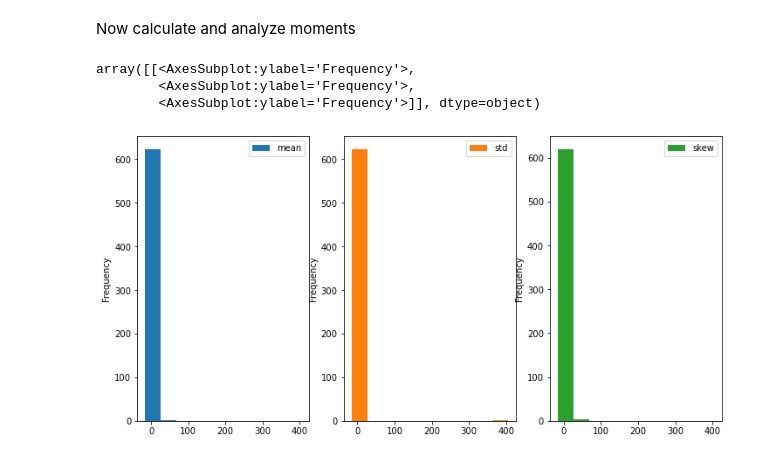
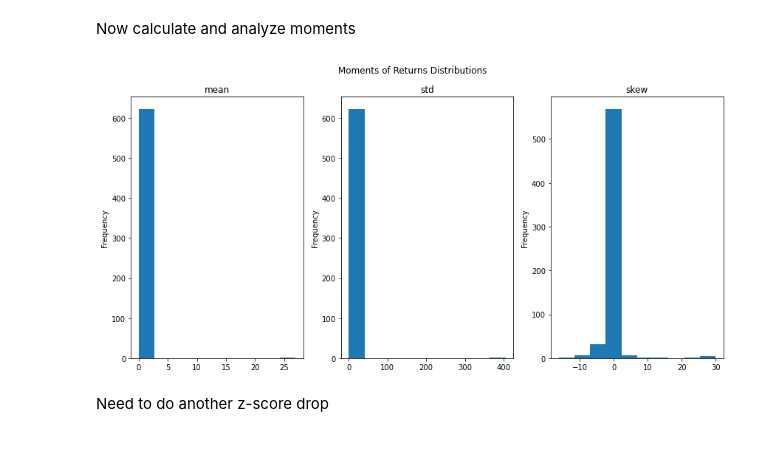
Before and after one commit to diegodalvarez/SkewDrawdown, a Jupyter notebook: KnowYourSkew.ipynb, the cells around one changed output. Saved outputs shown, nothing was run; the diff lists cells and outputs as text; code cells hidden in the pictures.

```diff
--- a/KnowYourSkew.ipynb
+++ b/KnowYourSkew.ipynb
@@ -146,12 +139,0 @@ df_moments = (df_rtn[
-# %%
-(df_moments.plot(
-    kind = "hist",
-    subplots = True,
-    layout = (1, 3),
-    figsize = (12, 6),
-    ))
-# %% [output]
-array([[<AxesSubplot:ylabel='Frequency'>,
-        <AxesSubplot:ylabel='Frequency'>,
-        <AxesSubplot:ylabel='Frequency'>]], dtype=object)
-[figure, removed]
@@ -157,0 +146,19 @@ array([[<AxesSubplot:ylabel='Frequency'>,
+# %%
+fig, axes = plt.subplots(ncols = len(df_moments.columns.to_list()), figsize = (12, 6))
+
+for i, col in enumerate(df_moments.columns.to_list()):
+    (df_moments[
+        [col]].
+        plot(
+            ax = axes[i],
+            kind = "hist",
+            legend = False,
+            title = col))
+
+fig.suptitle("Moments of Returns Distributions")
+plt.tight_layout()
+plt.show()
+# %% [output]
+[figure, added]
+# %% [markdown]
+Need to do another z-score drop
```
Also changed, not shown: parts of 6 cells of this notebook.
